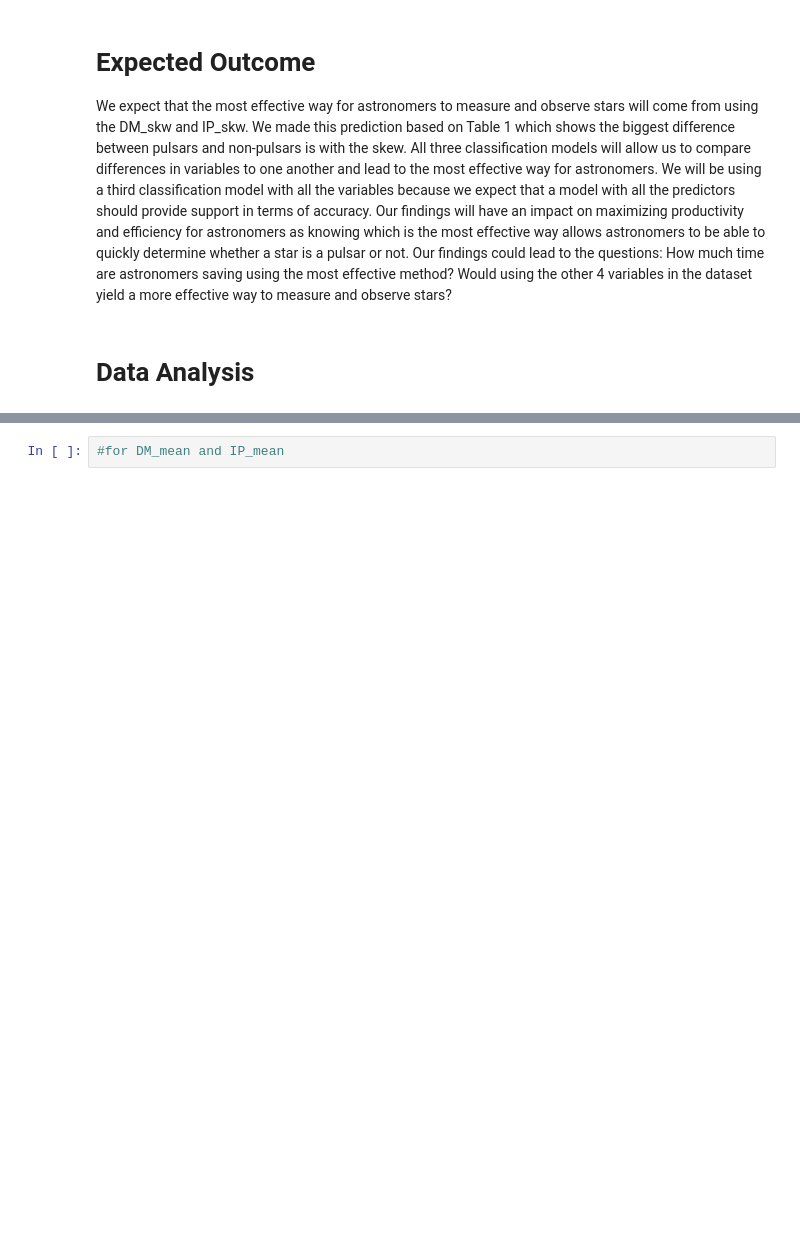
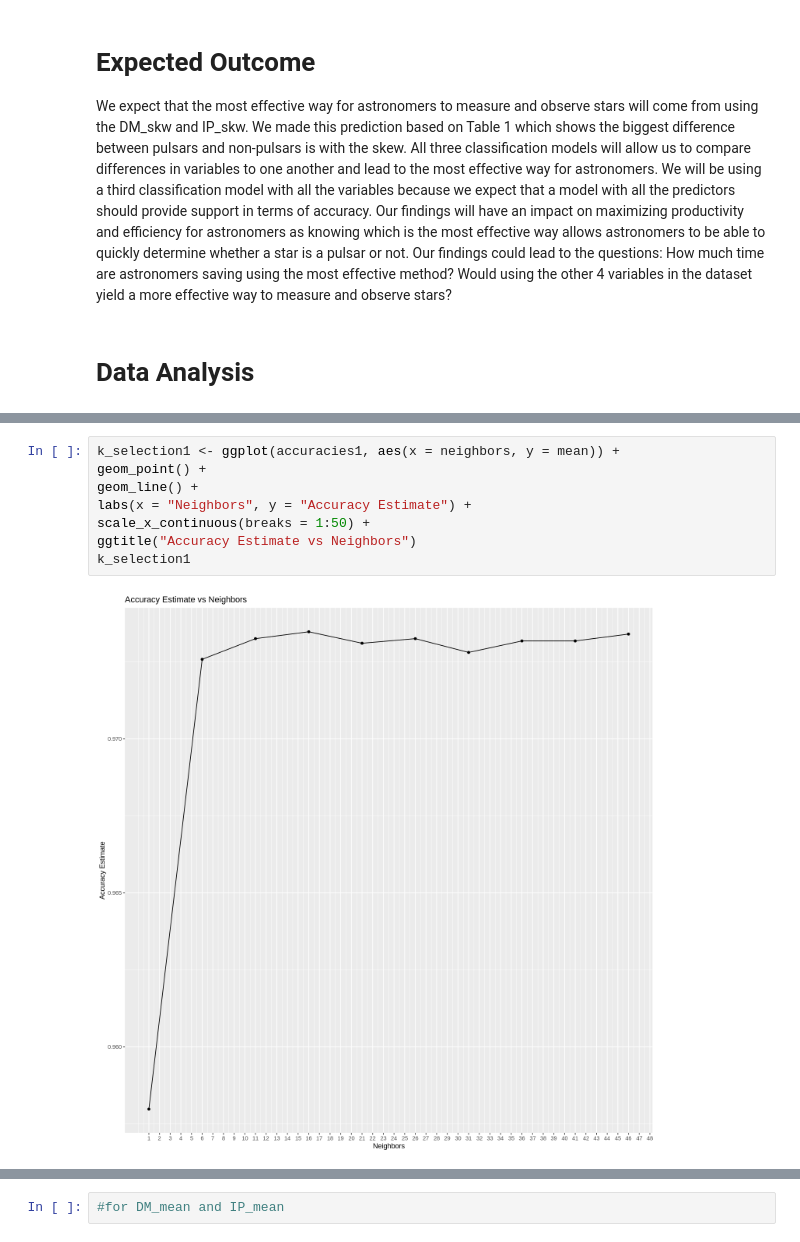
Before and after one commit to natashawong03/dsci100_group_project, a Jupyter notebook: TBgroupproject.ipynb, the cells around one changed output, grey strips where cells are left out. Saved outputs shown, nothing was run; the diff lists cells and outputs as text; blank space fills up the shorter version.

```diff
--- a/TBgroupproject.ipynb
+++ b/TBgroupproject.ipynb
@@ -264,0 +234,10 @@ Prediction    0    1
+# %%
+k_selection1 <- ggplot(accuracies1, aes(x = neighbors, y = mean)) +
+geom_point() +
+geom_line() +
+labs(x = "Neighbors", y = "Accuracy Estimate") +
+scale_x_continuous(breaks = 1:50) +
+ggtitle("Accuracy Estimate vs Neighbors")
+k_selection1
+# %% [output]
+[figure, added]
```
Also changed, not shown: parts of 7 cells of this notebook.
